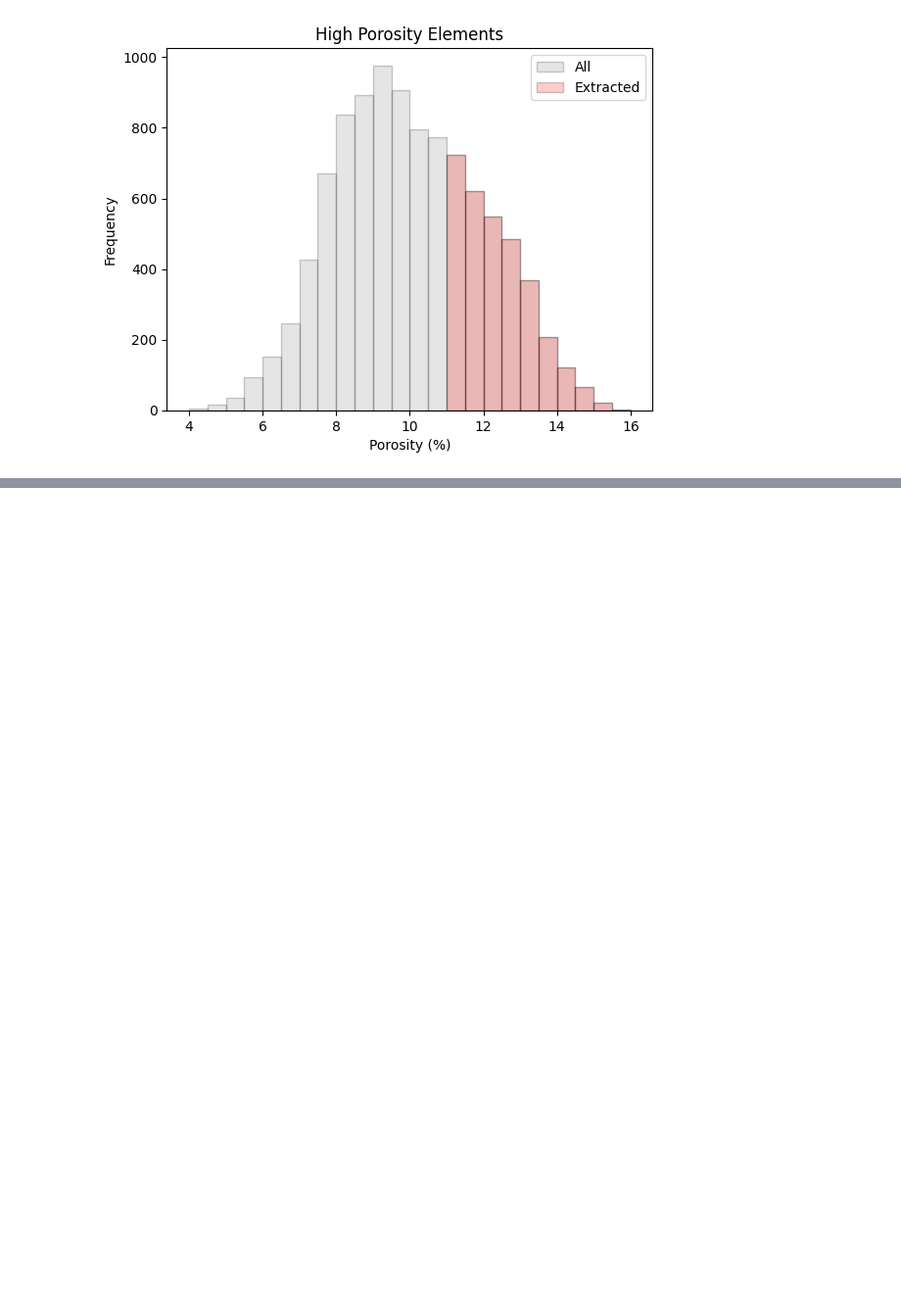
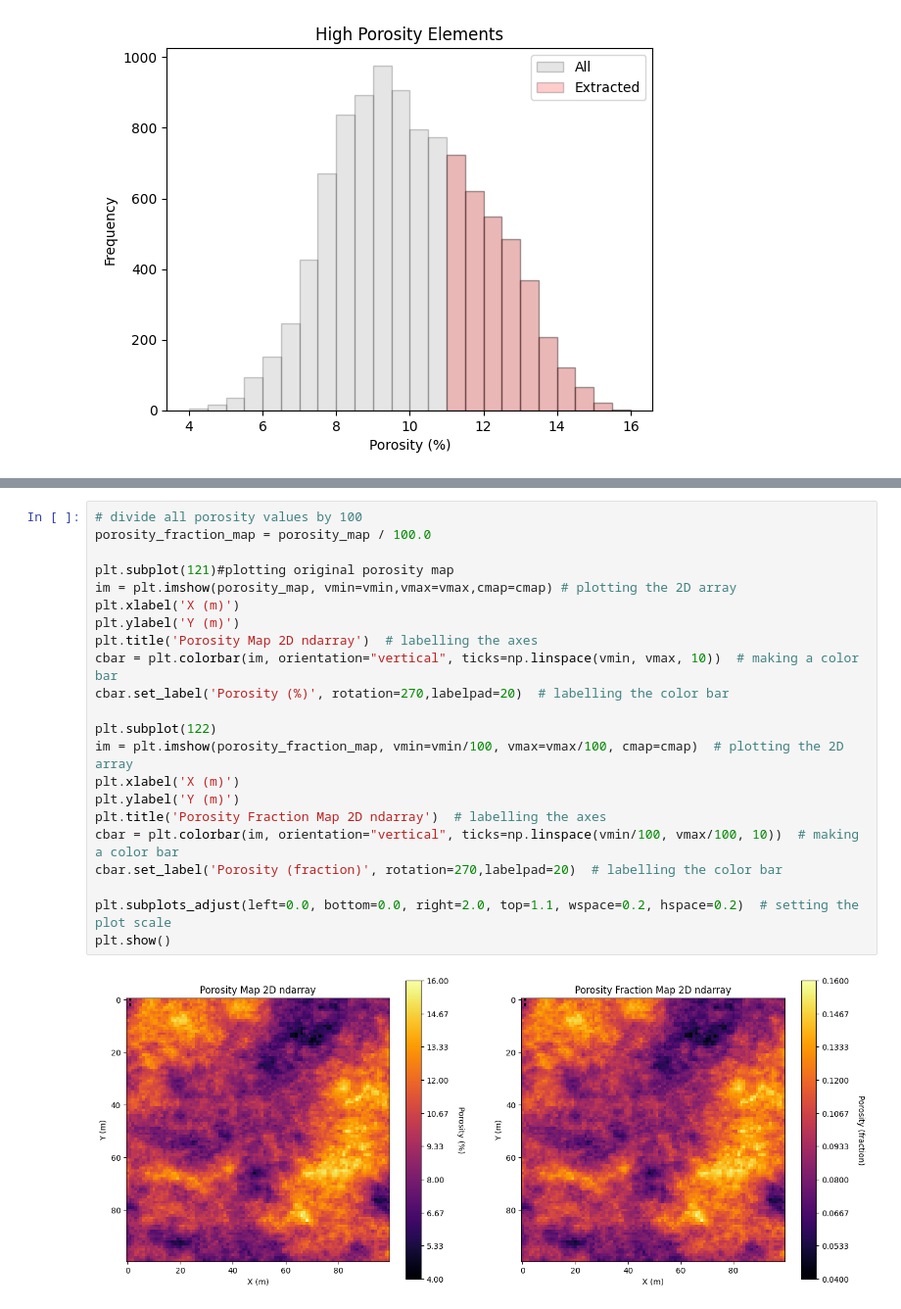
Before and after one commit to aaditya29/Quantitative-Finance-With-Python, a Jupyter notebook: 05-Data Science Basics/02-Gridded Data/GriddedData.ipynb, the cells around one changed output, grey strips where cells are left out. Shown at 98% size. Cells and saved outputs as stored; diff of their text form; blank space fills up the shorter version.

Commit message:
adding mathematical operation on ndarrays

```diff
--- a/05-Data Science Basics/02-Gridded Data/GriddedData.ipynb
+++ b/05-Data Science Basics/02-Gridded Data/GriddedData.ipynb
@@ -359,0 +365,24 @@ There are 3167 high porosity elements of a total of 10000.
+# %%
+# divide all porosity values by 100
+porosity_fraction_map = porosity_map / 100.0
+
+plt.subplot(121)#plotting original porosity map
+im = plt.imshow(porosity_map, vmin=vmin,vmax=vmax,cmap=cmap) # plotting the 2D array
+plt.xlabel('X (m)')
+plt.ylabel('Y (m)')
+plt.title('Porosity Map 2D ndarray')  # labelling the axes
+cbar = plt.colorbar(im, orientation="vertical", ticks=np.linspace(vmin, vmax, 10))  # making a color bar
+cbar.set_label('Porosity (%)', rotation=270,labelpad=20)  # labelling the color bar
+
+plt.subplot(122)
+im = plt.imshow(porosity_fraction_map, vmin=vmin/100, vmax=vmax/100, cmap=cmap)  # plotting the 2D array
+plt.xlabel('X (m)')
+plt.ylabel('Y (m)')
+plt.title('Porosity Fraction Map 2D ndarray')  # labelling the axes
+cbar = plt.colorbar(im, orientation="vertical", ticks=np.linspace(vmin/100, vmax/100, 10))  # making a color bar
+cbar.set_label('Porosity (fraction)', rotation=270,labelpad=20)  # labelling the color bar
+
+plt.subplots_adjust(left=0.0, bottom=0.0, right=2.0, top=1.1, wspace=0.2, hspace=0.2)  # setting the plot scale
+plt.show()
+# %% [output]
+[figure, added]
```
Also changed, not shown: parts of 1 cell of this notebook.
